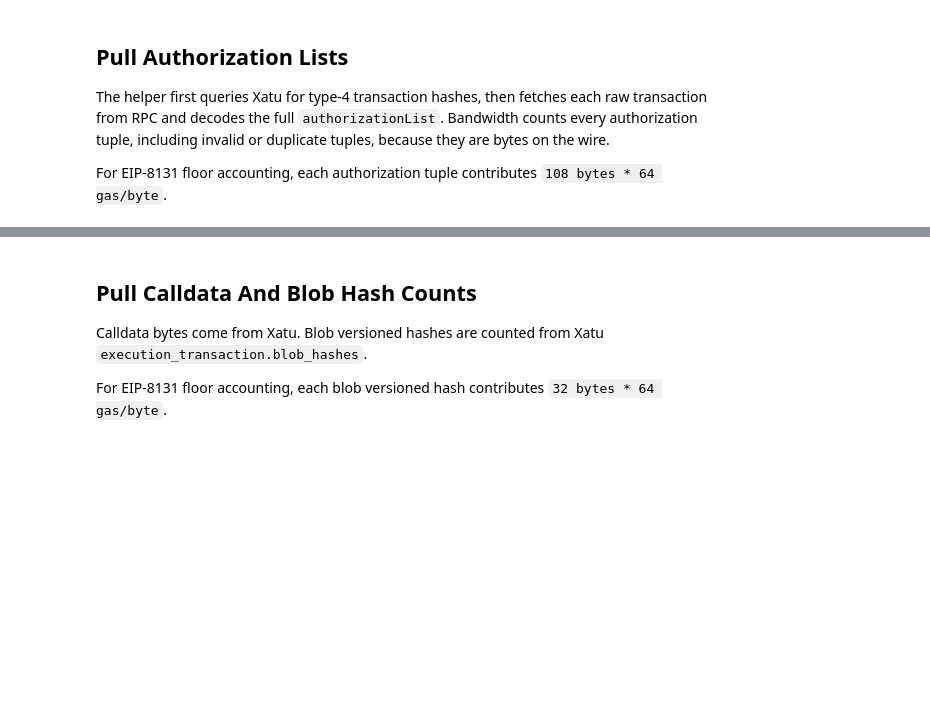
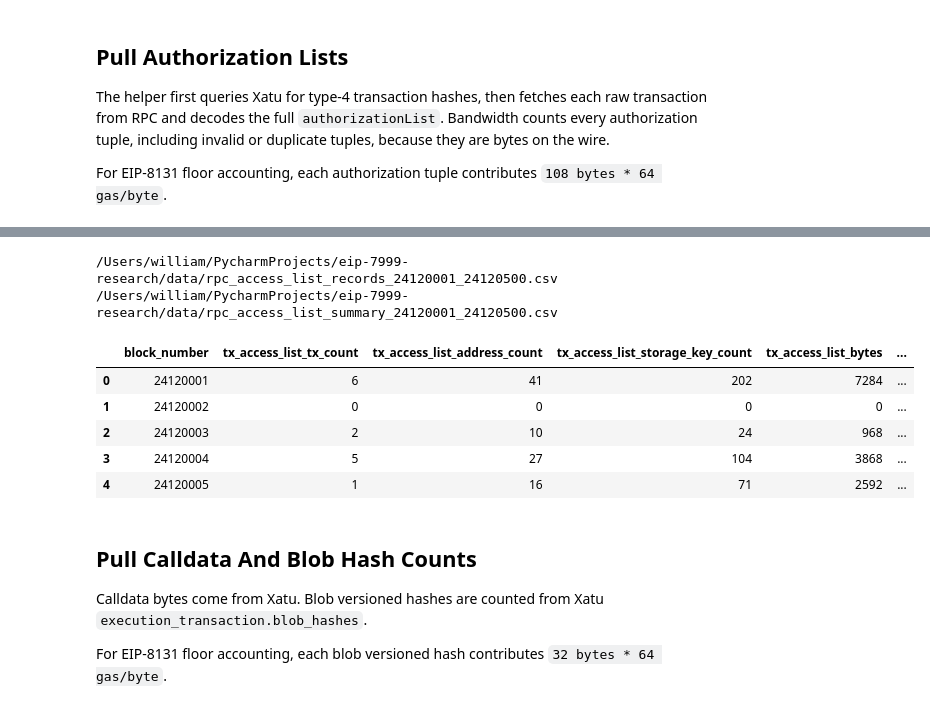
Before and after one commit to M1kuW1ll/eip-7999-research, a Jupyter notebook: notebooks/0.5-bandwidth-content.ipynb, the cells around one changed output, grey strips where cells are left out. Cells and saved outputs as stored; diff of their text form; code cells hidden in the pictures; blank space fills up the shorter version.

```diff
--- a/notebooks/0.5-bandwidth-content.ipynb
+++ b/notebooks/0.5-bandwidth-content.ipynb
@@ -68,18 +70,23 @@ rpc_provider ethnodeops_erigon_mainnet
 # %%
 NETWORK = "mainnet"
 START_BLOCK = 24_120_001
-N_BLOCKS = 50
+N_BLOCKS = 500
 BLOCKS = list(range(START_BLOCK, START_BLOCK + N_BLOCKS))
+RPC_MAX_WORKERS = 32
+RPC_MAX_RETRIES = 6
+RPC_RETRY_SLEEP_SECONDS = 1.5
 
 DATA_DIR = PROJECT_ROOT / "data"
 DATA_DIR.mkdir(exist_ok=True)
 
 AUTH_RECORDS_CSV = DATA_DIR / f"rpc_authorization_records_{min(BLOCKS)}_{max(BLOCKS)}.csv"
 AUTH_SUMMARY_CSV = DATA_DIR / f"rpc_authorization_summary_{min(BLOCKS)}_{max(BLOCKS)}.csv"
+ACCESS_LIST_RECORDS_CSV = DATA_DIR / f"rpc_access_list_records_{min(BLOCKS)}_{max(BLOCKS)}.csv"
+ACCESS_LIST_SUMMARY_CSV = DATA_DIR / f"rpc_access_list_summary_{min(BLOCKS)}_{max(BLOCKS)}.csv"
 CALLDATA_CSV = DATA_DIR / f"xatu_calldata_{min(BLOCKS)}_{max(BLOCKS)}.csv"
 BAL_CSV = DATA_DIR / f"rpc_bal_summary_{min(BLOCKS)}_{max(BLOCKS)}.csv"
 CONTENT_CSV = DATA_DIR / f"bandwidth_content_8131_{min(BLOCKS)}_{max(BLOCKS)}.csv"
 
 WRITE_CSV = True
-min(BLOCKS), max(BLOCKS), len(BLOCKS)
+min(BLOCKS), max(BLOCKS), len(BLOCKS), RPC_MAX_WORKERS
 # %% [output]
@@ -122,3 +144,35 @@ auth_summary.head()
+# %%
+if ACCESS_LIST_RECORDS_CSV.exists() and ACCESS_LIST_SUMMARY_CSV.exists():
+    access_list_records = pd.read_csv(ACCESS_LIST_RECORDS_CSV)
+    access_list_summary = pd.read_csv(ACCESS_LIST_SUMMARY_CSV)
+    print("loaded", ACCESS_LIST_RECORDS_CSV)
+    print("loaded", ACCESS_LIST_SUMMARY_CSV)
+else:
+    access_list_records, access_list_summary = fetch_access_list_data_for_blocks(
+        rpc_url=RPC_URL,
+        block_numbers=BLOCKS,
+        rpc_headers=RPC_HEADERS,
+        max_retries=RPC_MAX_RETRIES,
+        retry_sleep_seconds=RPC_RETRY_SLEEP_SECONDS,
+        max_workers=RPC_MAX_WORKERS,
+    )
+
+if WRITE_CSV:
+    access_list_records.to_csv(ACCESS_LIST_RECORDS_CSV, index=False)
+    access_list_summary.to_csv(ACCESS_LIST_SUMMARY_CSV, index=False)
+    print(ACCESS_LIST_RECORDS_CSV)
+    print(ACCESS_LIST_SUMMARY_CSV)
+
+access_list_summary.head()
+# %% [output]
+/Users/william/PycharmProjects/eip-7999-research/data/rpc_access_list_records_24120001_24120500.csv
+/Users/william/PycharmProjects/eip-7999-research/data/rpc_access_list_summary_24120001_24120500.csv
+|  | block_number | tx_access_list_tx_count | tx_access_list_address_count | tx_access_list_storage_key_count | tx_access_list_bytes | ... |
+| 0 | 24120001 | 6 | 41 | 202 | 7284 | ... |
+| 1 | 24120002 | 0 | 0 | 0 | 0 | ... |
+| 2 | 24120003 | 2 | 10 | 24 | 968 | ... |
+| 3 | 24120004 | 5 | 27 | 104 | 3868 | ... |
+| 4 | 24120005 | 1 | 16 | 71 | 2592 | ... |
 # %% [markdown]
 ## Pull Calldata And Blob Hash Counts
 
```
Also changed, not shown: parts of 9 cells of this notebook, 10 other files.
